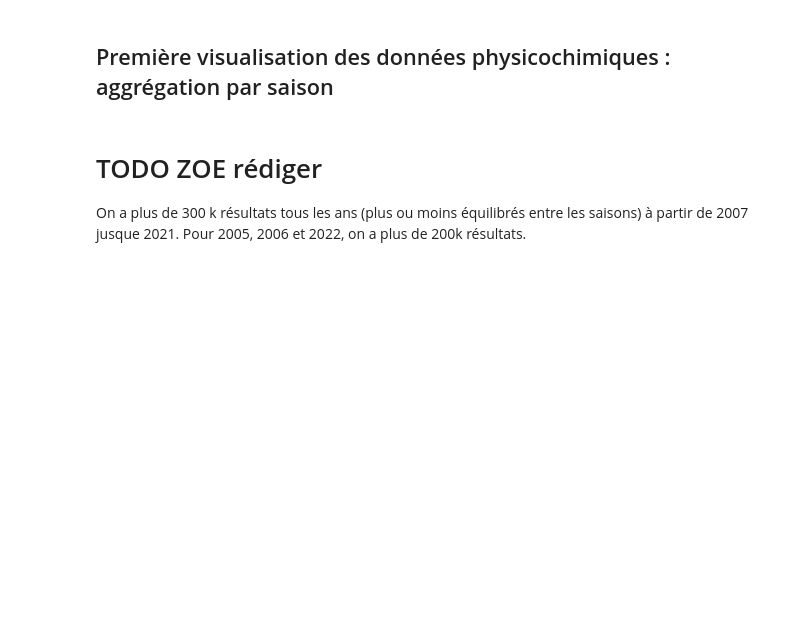
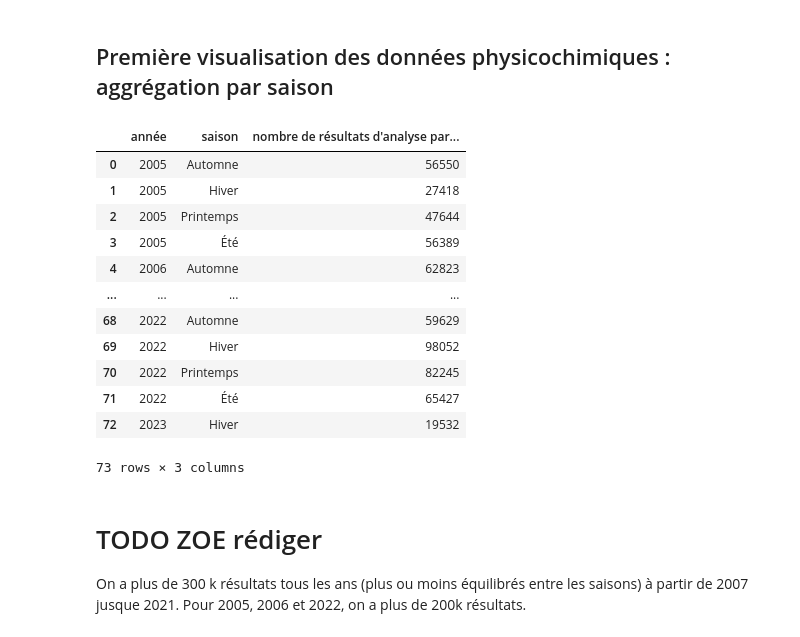
Before and after one commit to zoemarquis/naiades-analytics, a Jupyter notebook: naiades.ipynb, the cells around one changed output. Drawn from its saved outputs; the diff is of its cells as text; code cells hidden in the pictures; blank space fills up the shorter version.

```diff
--- a/naiades.ipynb
+++ b/naiades.ipynb
@@ -793,3 +789,19 @@ df_counts = df_pc_season.groupby(['année', 'saison']).size().reset_index(name='
+# %%
+df_counts
+# %% [output]
+|  | année | saison | nombre de résultats d'analyse par... |
+| 0 | 2005 | Automne | 56550 |
+| 1 | 2005 | Hiver | 27418 |
+| 2 | 2005 | Printemps | 47644 |
+| 3 | 2005 | Été | 56389 |
+| 4 | 2006 | Automne | 62823 |
+| ... | ... | ... | ... |
+| 68 | 2022 | Automne | 59629 |
+| 69 | 2022 | Hiver | 98052 |
+| 70 | 2022 | Printemps | 82245 |
+| 71 | 2022 | Été | 65427 |
+| 72 | 2023 | Hiver | 19532 |
+73 rows × 3 columns
 # %%
 season_colors = {
     "Printemps": "#77DD77",
```
Also changed, not shown: parts of 39 cells of this notebook.
